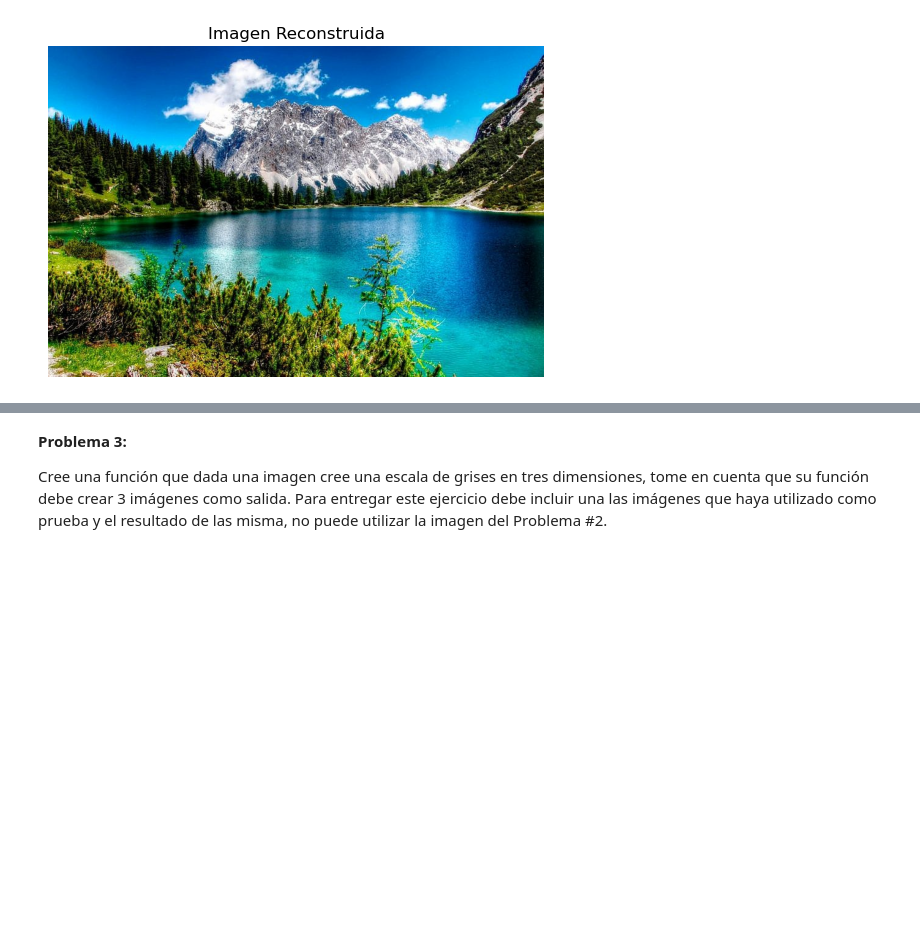
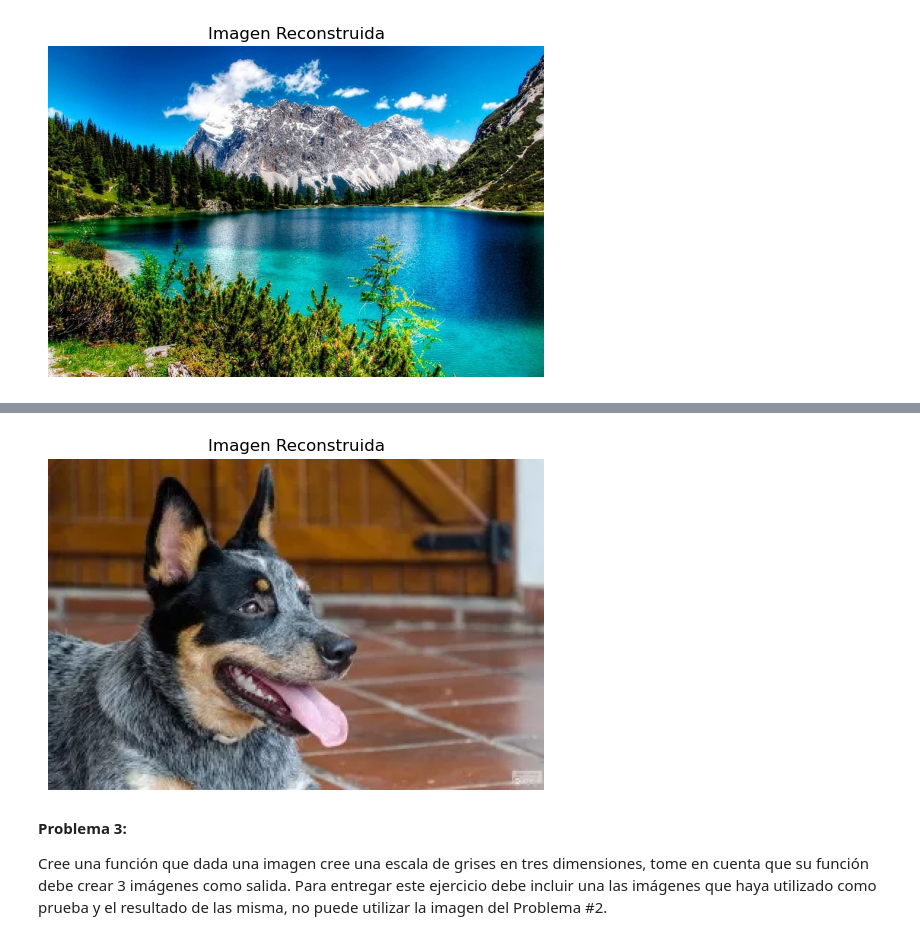
Before and after one commit to luispocon/Image_Recognition, a Jupyter notebook: Laboratorio1.ipynb, the cells around one changed output, grey strips where cells are left out. Saved outputs shown, nothing was run; the diff lists cells and outputs as text; code cells hidden in the pictures; blank space fills up the shorter version.

```diff
--- a/Laboratorio1.ipynb
+++ b/Laboratorio1.ipynb
@@ -122,3 +140,21 @@ else:
+# %%
+image_b = cv2.imread('perro_salida_gray_azul.jpg', cv2.IMREAD_GRAYSCALE)
+image_g = cv2.imread('perro_salida_gray_verde.jpg', cv2.IMREAD_GRAYSCALE)
+image_r = cv2.imread('perro_salida_gray_rojo.jpg', cv2.IMREAD_GRAYSCALE)
+
+if image_b is None or image_g is None or image_r is None:
+    print("Error al cargar las imágenes.")
+else:
+    # Llamar a la función para reconstruir la imagen a color
+    color_image = reconstruct_color_image([image_b, image_g, image_r])
+
+    # Mostrar la imagen reconstruida en una figura de matplotlib
+    plt.imshow(cv2.cvtColor(color_image, cv2.COLOR_BGR2RGB))
+    plt.title('Imagen Reconstruida')
+    plt.axis('off')
+    plt.show()
+# %% [output]
+[figure, added]
 # %% [markdown]
 __Problema 3:__
 
```
Also changed, not shown: parts of 3 cells of this notebook.
